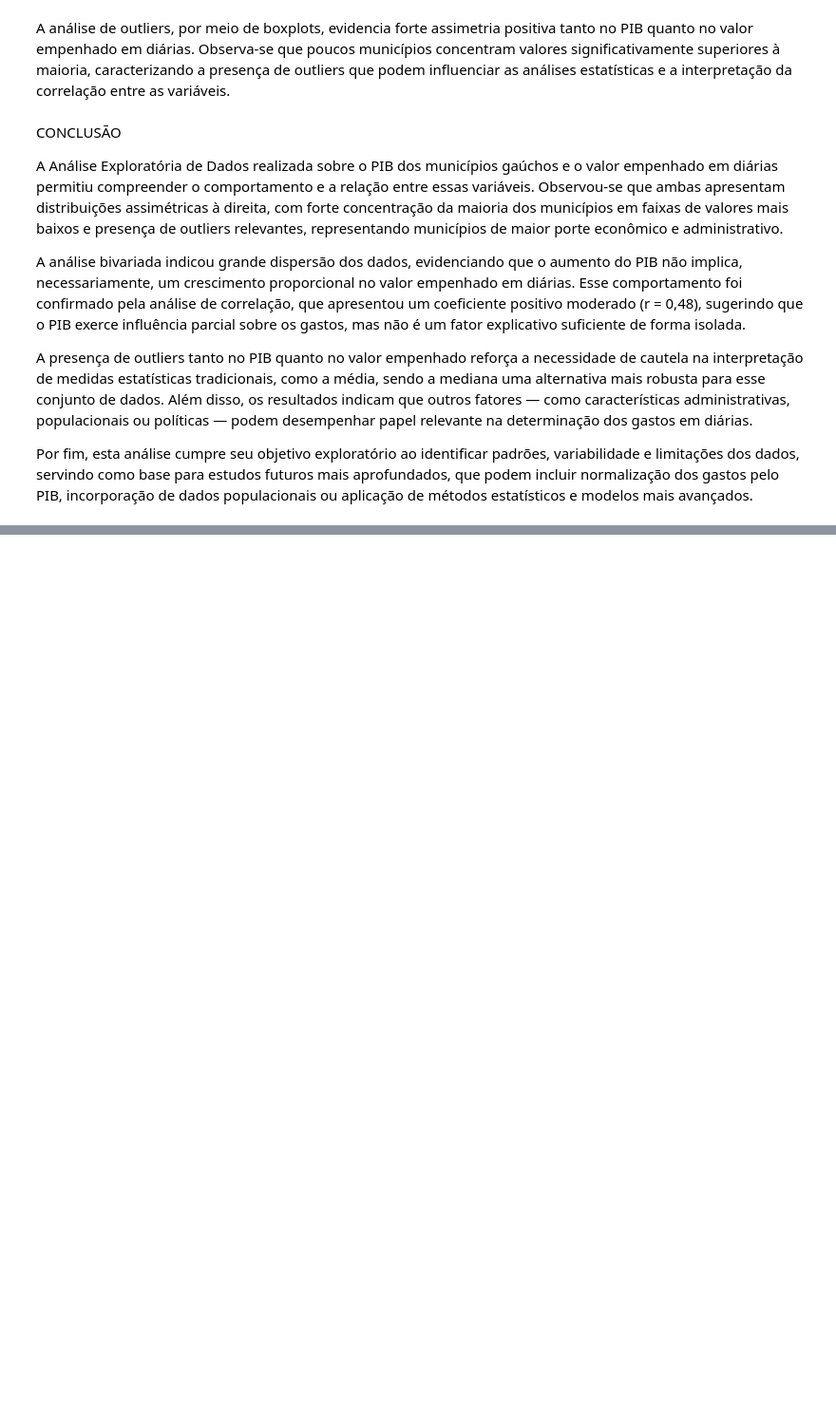
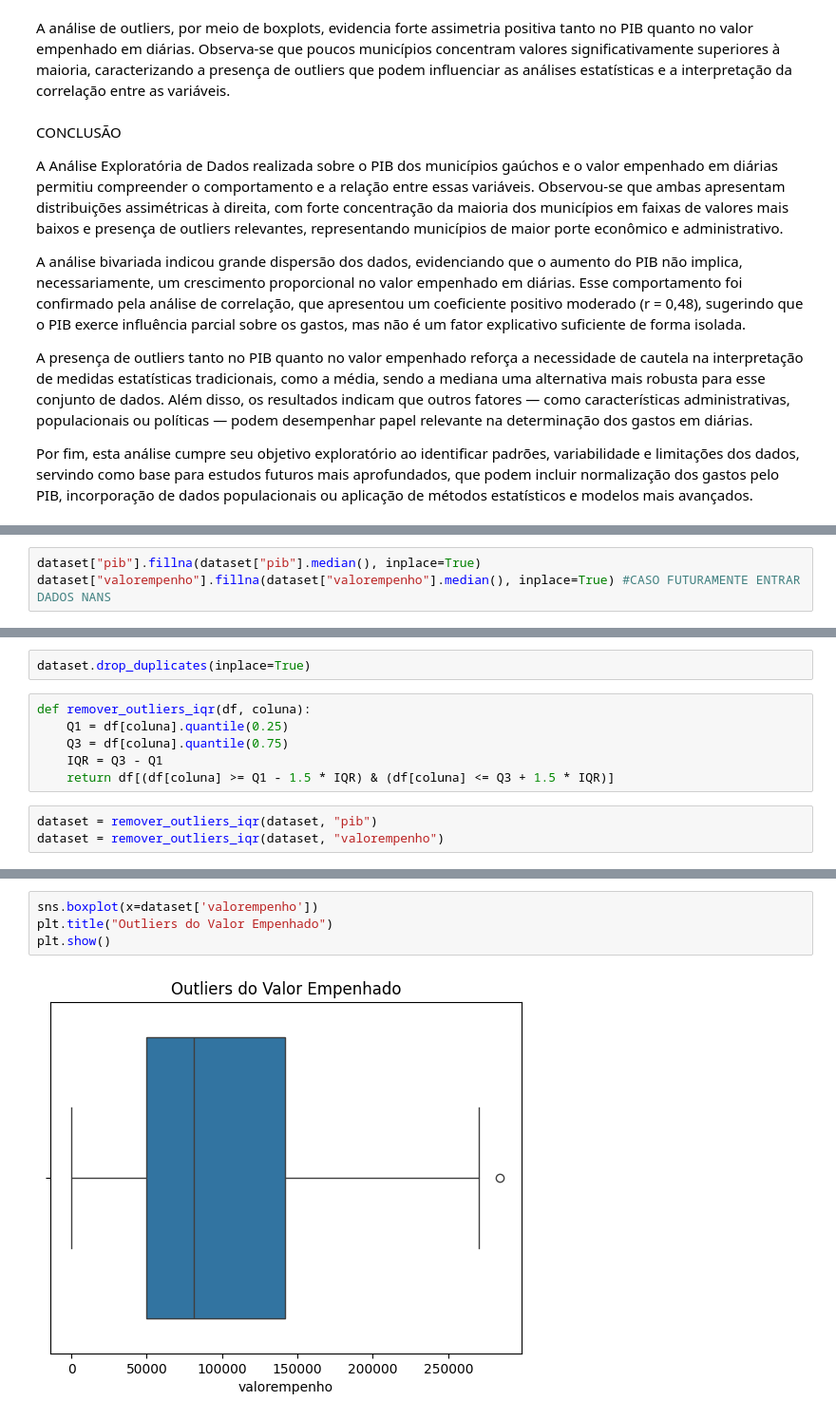
Before and after one commit to RobsBomfim/analise-empenho-pib-municipios-rs, a Jupyter notebook: notebooks/eda_empenho_pib.ipynb, the cells around one changed output, grey strips where cells are left out. Shown at 95% size. Cells and saved outputs as stored; diff of their text form; blank space fills up the shorter version.

```diff
--- a/notebooks/eda_empenho_pib.ipynb
+++ b/notebooks/eda_empenho_pib.ipynb
@@ -272,0 +293,3 @@ Por fim, esta análise cumpre seu objetivo exploratório ao identificar padrões
+# %%
+dataset["pib"].fillna(dataset["pib"].median(), inplace=True)
+dataset["valorempenho"].fillna(dataset["valorempenho"].median(), inplace=True) #CASO FUTURAMENTE ENTRAR DADOS NANS
@@ -272,0 +309,11 @@ Por fim, esta análise cumpre seu objetivo exploratório ao identificar padrões
+# %%
+dataset.drop_duplicates(inplace=True)
+# %%
+def remover_outliers_iqr(df, coluna):
+    Q1 = df[coluna].quantile(0.25)
+    Q3 = df[coluna].quantile(0.75)
+    IQR = Q3 - Q1
+    return df[(df[coluna] >= Q1 - 1.5 * IQR) & (df[coluna] <= Q3 + 1.5 * IQR)]
+# %%
+dataset = remover_outliers_iqr(dataset, "pib")
+dataset = remover_outliers_iqr(dataset, "valorempenho")
@@ -272,0 +354,6 @@ Por fim, esta análise cumpre seu objetivo exploratório ao identificar padrões
+# %%
+sns.boxplot(x=dataset['valorempenho'])
+plt.title("Outliers do Valor Empenhado")
+plt.show()
+# %% [output]
+[figure, added]
```
Also changed, not shown: parts of 10 cells of this notebook.
